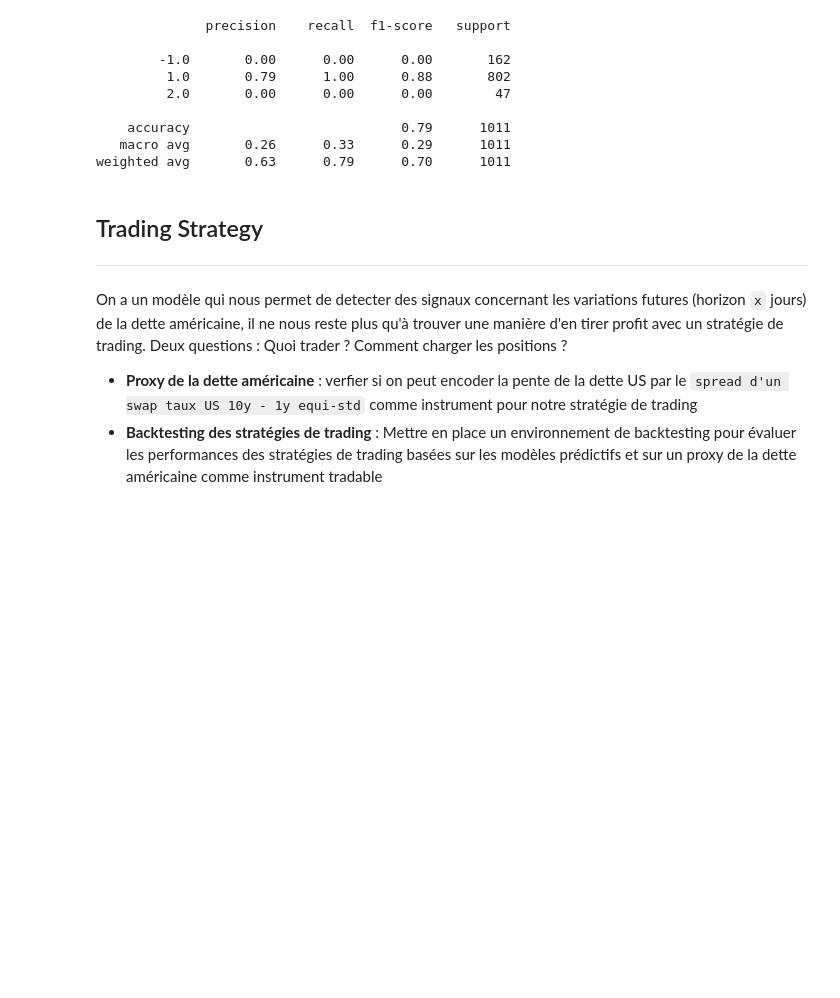
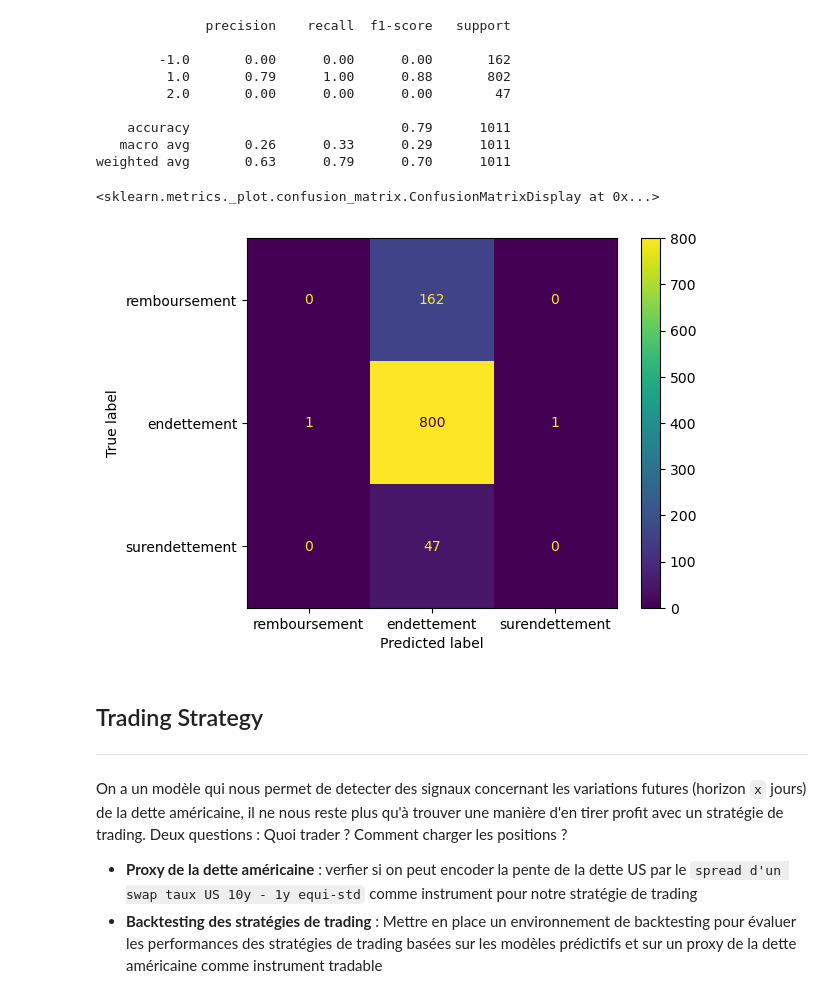
Before and after one commit to pafruchtenreich/ML_for_finance, a Jupyter notebook: notebook.ipynb, the cells around one changed output. Drawn from its saved outputs; the diff is of its cells as text; code cells hidden in the pictures; blank space fills up the shorter version.

Commit message:
add confusion matrix

```diff
--- a/notebook.ipynb
+++ b/notebook.ipynb
@@ -1309,6 +1309,16 @@ print(classification_report(y_test, grid_search.predict(X_test)))
     accuracy                           0.79      1011
    macro avg       0.26      0.33      0.29      1011
 weighted avg       0.63      0.79      0.70      1011
+# %%
+from sklearn.metrics import confusion_matrix
+from sklearn.metrics import ConfusionMatrixDisplay
+
+cf_matrix = confusion_matrix(y_test.values, grid_search.predict(X_test))
+display = ConfusionMatrixDisplay(cf_matrix, display_labels=["remboursement","endettement","surendettement"])
+display.plot()
+# %% [output]
+<sklearn.metrics._plot.confusion_matrix.ConfusionMatrixDisplay at 0x...>
+[figure, added]
 # %% [markdown]
 ## Trading Strategy
 ---
```
